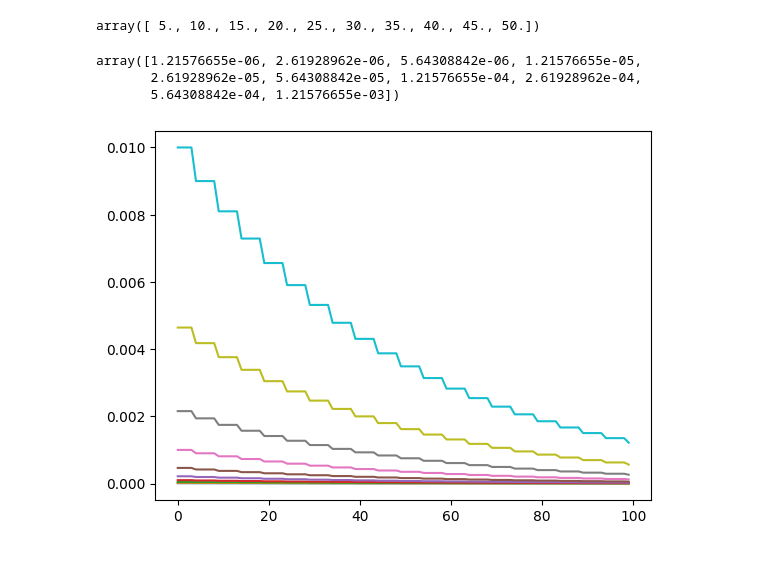
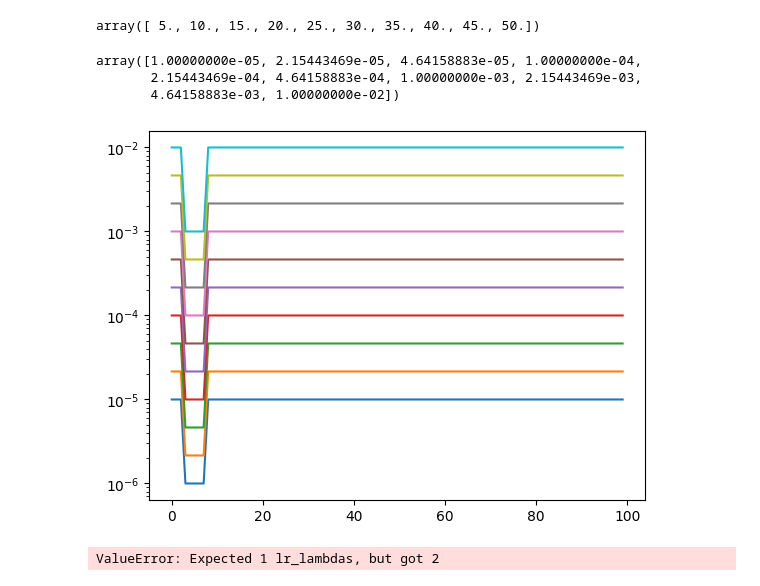
Before and after one commit to RobinU434/LRSchedulerAnalysis, a Jupyter notebook: project/lr_playground.ipynb, the cells around one changed output. Drawn from its saved outputs; the diff is of its cells as text; code cells hidden in the pictures.

```diff
--- a/project/lr_playground.ipynb
+++ b/project/lr_playground.ipynb
@@ -15,29 +15,40 @@ array([ 5., 10., 15., 20., 25., 30., 35., 40., 45., 50.])
 # %%
 network  = torch.nn.Linear(10, 10)
 # optim = torch.optim.SGD(network.parameters())
 
 # scheduler = torch.optim.lr_scheduler.ConstantLR(optim, factor=1)
 n_epochs = 100
 lr = np.logspace(-5, -2, 10)
 learning_rate = np.empty((len(lr), n_epochs))
 for lr_idx, lr in enumerate(lr):
     optim = torch.optim.AdamW(network.parameters(), lr=lr)
     scheduler = torch.optim.lr_scheduler.CosineAnnealingLR(optim, T_max=200, eta_min=1e-6)
     # scheduler = torch.optim.lr_scheduler.OneCycleLR(optim, max_lr=lr, total_steps=200)
     scheduler = torch.optim.lr_scheduler.StepLR(optim, step_size=5, gamma=0.5)
     scheduler = torch.optim.lr_scheduler.CosineAnnealingWarmRestarts(optim, T_0=10, )
     scheduler = torch.optim.lr_scheduler.CyclicLR(optim, base_lr=lr, max_lr=1e-2)
     scheduler = torch.optim.lr_scheduler.StepLR(optim, step_size=5, gamma=0.9)
+    scheduler = torch.optim.lr_scheduler.ConstantLR(optim, factor=0.1)
     for epoch in range(n_epochs):
         scheduler.step()
         learning_rate[lr_idx, epoch] = get_lr(optim)
 
 
 plt.plot(learning_rate.T)
-# plt.yscale("log")
+plt.yscale("log")
 learning_rate[:, -1]
 # %% [output]
-array([1.21576655e-06, 2.61928962e-06, 5.64308842e-06, 1.21576655e-05,
-       2.61928962e-05, 5.64308842e-05, 1.21576655e-04, 2.61928962e-04,
-       5.64308842e-04, 1.21576655e-03])
+array([1.00000000e-05, 2.15443469e-05, 4.64158883e-05, 1.00000000e-04,
+       2.15443469e-04, 4.64158883e-04, 1.00000000e-03, 2.15443469e-03,
+       4.64158883e-03, 1.00000000e-02])
-[figure, old version]
+[figure, new version]
+# %%
+# Assuming optimizer has two groups.
+lambda1 = lambda epoch: epoch // 30
+lambda2 = lambda epoch: 0.95 ** epoch
+scheduler = torch.optim.lr_scheduler.LambdaLR(optim, lr_lambda=[lambda1, lambda2])
+for epoch in range(100):
+
+    print(scheduler.step())
+# %% [output]
+ValueError: Expected 1 lr_lambdas, but got 2
```
Also changed, not shown: parts of 1 cell of this notebook, 2 other files.
